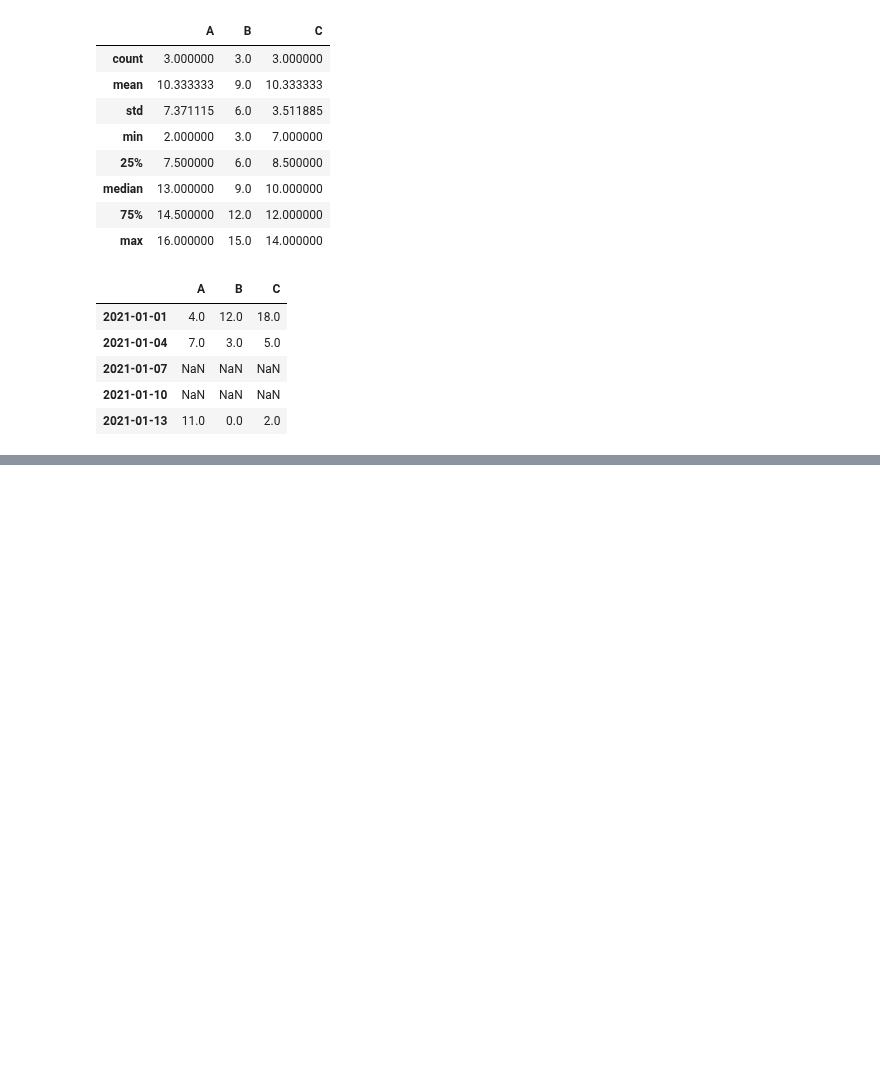
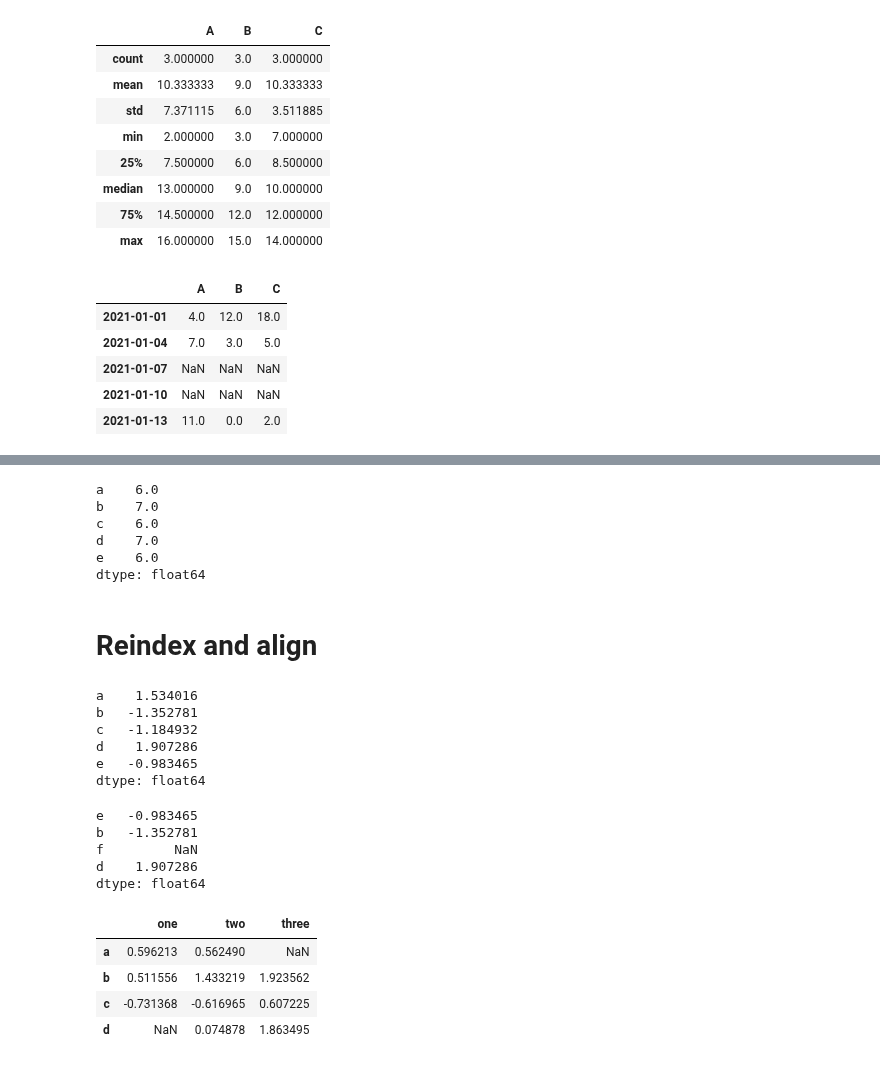
Before and after one commit to UtsavParashar/PythonProblems, a Jupyter notebook: PandasOffDoc.ipynb, the cells around one changed output, grey strips where cells are left out. Drawn from its saved outputs; the diff is of its cells as text; code cells hidden in the pictures; blank space fills up the shorter version.

Commit message:
reindex reindex_like align method ffill bfill nearest fillna

```diff
--- a/PandasOffDoc.ipynb
+++ b/PandasOffDoc.ipynb
@@ -3064,0 +3053,47 @@ dtype: float64
+# %%
+s = pd.Series(["six", "seven", "six", "seven", "six"], index=["a", "b", "c", "d", "e"])
+t = pd.Series({"six": 6.0, "seven": 7.0})
+
+s.map(t)
+# %% [output]
+a    6.0
+b    7.0
+c    6.0
+d    7.0
+e    6.0
+dtype: float64
+# %% [markdown]
+# Reindex and align
+# %%
+s = pd.Series(np.random.randn(5), index=["a", "b", "c", "d", "e"])
+s
+# %% [output]
+a    1.534016
+b   -1.352781
+c   -1.184932
+d    1.907286
+e   -0.983465
+dtype: float64
+# %%
+s.reindex(["e", "b", "f", "d"])
+# %% [output]
+e   -0.983465
+b   -1.352781
+f         NaN
+d    1.907286
+dtype: float64
+# %%
+df = DataFrame(
+    np.random.randn(4, 3),
+    columns=['one', 'two', 'three'],
+    index=['a', 'b', 'c', 'd']
+)
+df.loc['a']['three'] = np.nan
+df.loc['d']['one'] = np.nan
+df
+# %% [output]
+|  | one | two | three |
+| a | 0.596213 | 0.562490 | NaN |
+| b | 0.511556 | 1.433219 | 1.923562 |
+| c | -0.731368 | -0.616965 | 0.607225 |
+| d | NaN | 0.074878 | 1.863495 |
```
Also changed, not shown: parts of 45 cells of this notebook, 1 other file.
